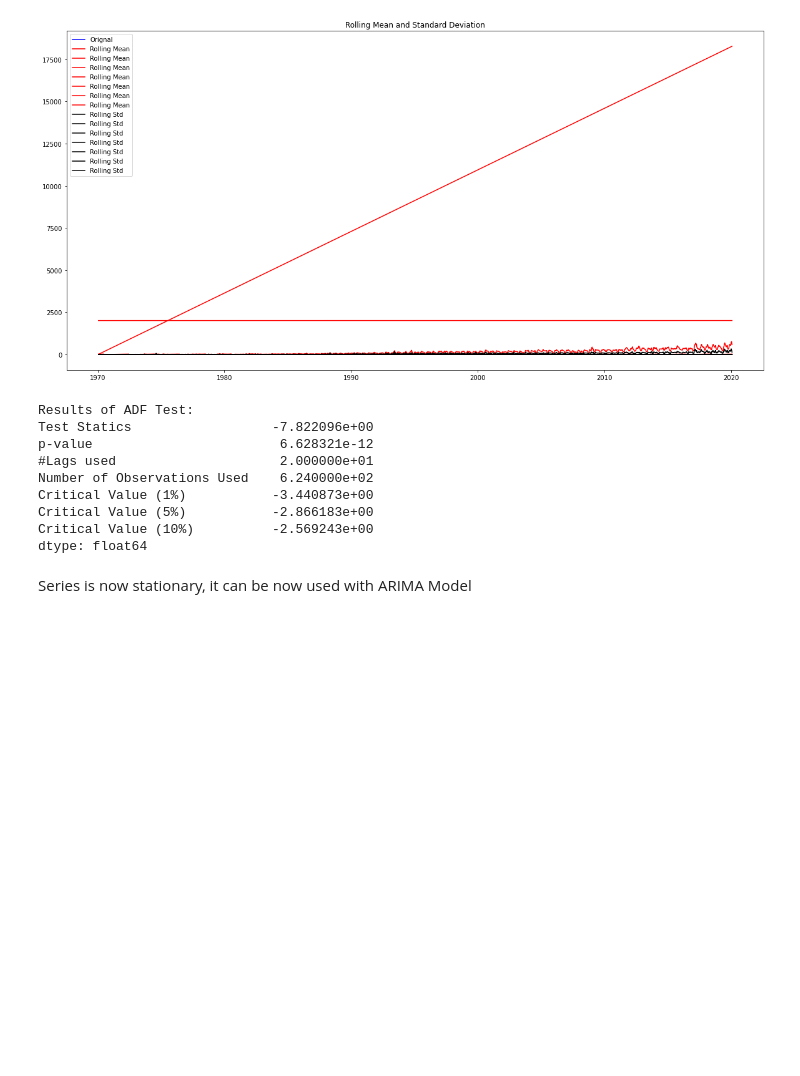
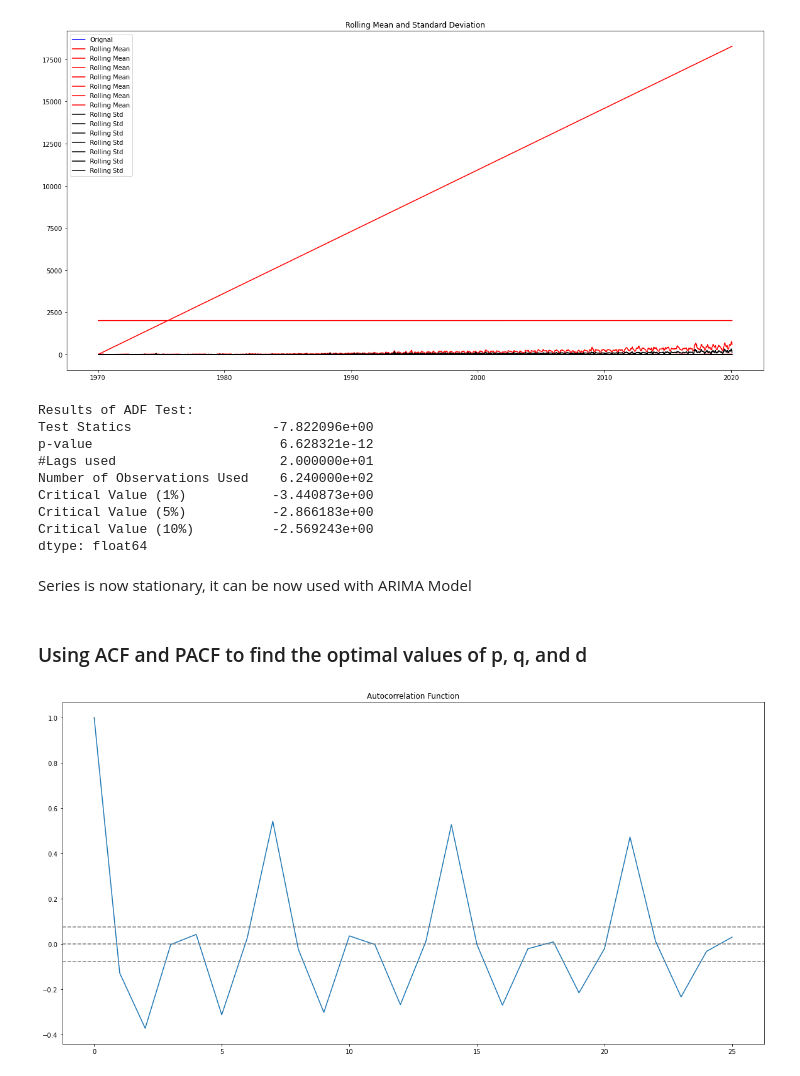
Before and after one commit to AnshuLodha007/Unicorn_Hackathon, a Jupyter notebook: Solution.ipynb, the cells around one changed output. Cells and saved outputs as stored; diff of their text form; code cells hidden in the pictures; blank space fills up the shorter version.

```diff
--- a/Solution.ipynb
+++ b/Solution.ipynb
@@ -874,3 +874,20 @@ Critical Value (10%)          -2.569243e+00
 dtype: float64
 # %% [markdown]
 Series is now stationary, it can be now used with ARIMA Model
+# %% [markdown]
+### Using ACF and PACF to find the optimal values of p, q, and d
+# %%
+from statsmodels.tsa.stattools import acf, pacf
+
+lag_acf = acf(train_log_diff.dropna(), nlags = 25)
+lag_pacf = pacf(train_log_diff.dropna(), nlags = 25, method = 'ols')
+# %%
+# ACF and PACF plots
+plt.plot(lag_acf)
+plt.axhline(y= 0, linestyle= '--', color= 'gray')
+plt.axhline(y= -1.96/np.sqrt(len(train_log_diff.dropna())), linestyle= '--', color= 'gray')
+plt.axhline(y = 1.96/np.sqrt(len(train_log_diff.dropna())), linestyle= '--', color= 'gray')
+plt.title('Autocorrelation Function')
+plt.show()
+# %% [output]
+[figure, added]
```
Also changed, not shown: parts of 4 cells of this notebook.
